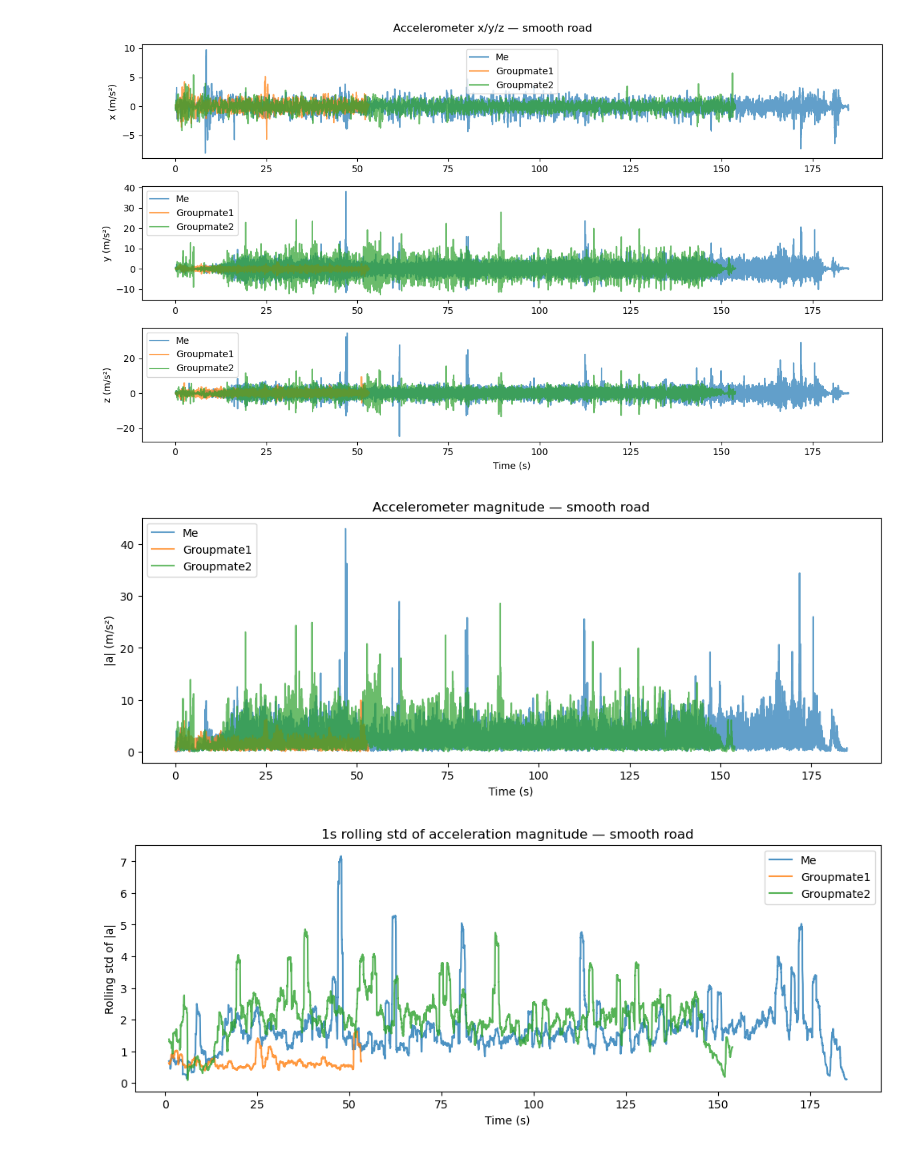
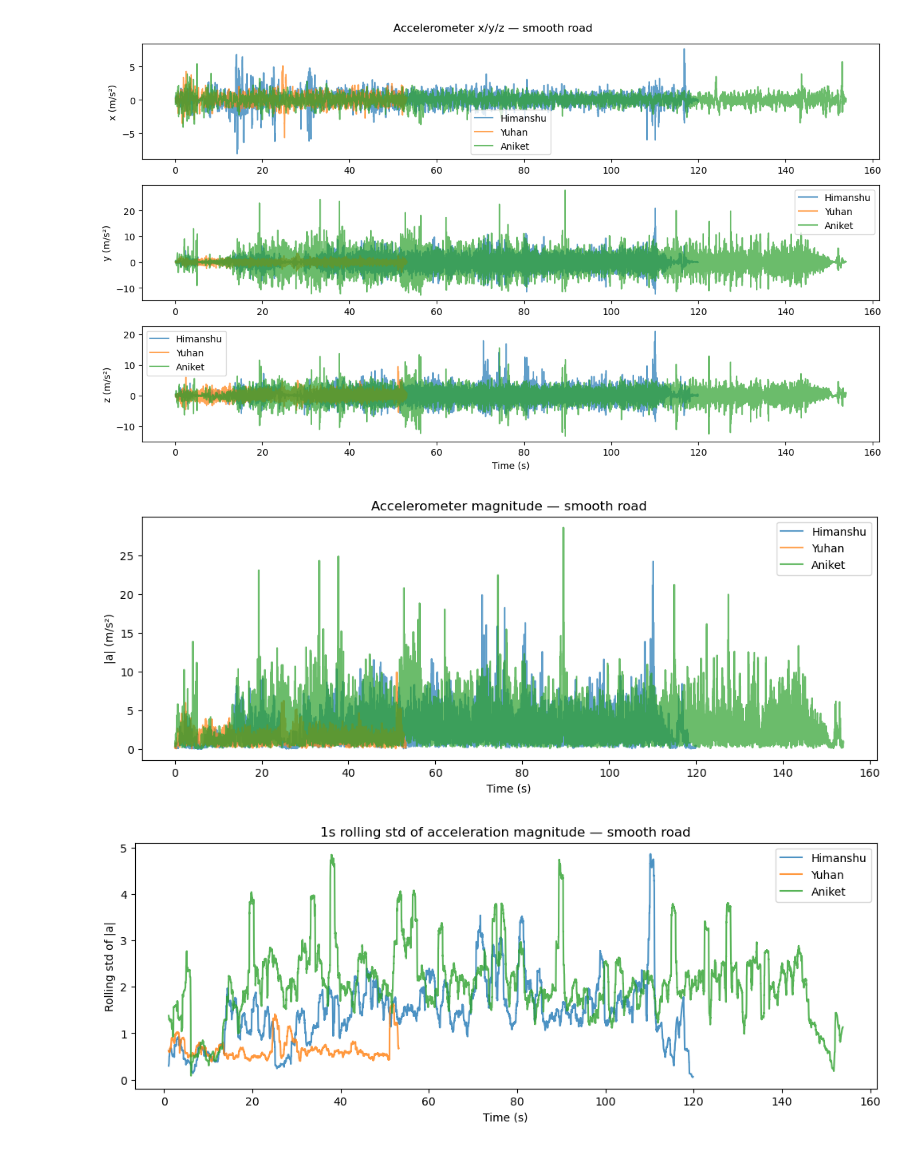
Before and after one commit to HeKaY-boy/bike-lane-quality-assessment, a Jupyter notebook: Smooth_data_Notebook.ipynb, the cells around one changed output. Cells and saved outputs as stored; diff of their text form; code cells hidden in the pictures.

```diff
--- a/Smooth_data_Notebook.ipynb
+++ b/Smooth_data_Notebook.ipynb
@@ -4,7 +4,7 @@ import numpy as np
 import matplotlib.pyplot as plt
 
 # 1. Load both recordings
-my_acc   = pd.read_csv('data_raw/smooth/Himanshu/Smooth-2026-09-13_14-36-00/Accelerometer.csv')
+my_acc   = pd.read_csv('data_raw/smooth/Himanshu/Smooth_21 (2)/Accelerometer.csv')
 mate1_acc = pd.read_csv('data_raw/smooth/Yuhan/2026-09-10_18-12-49/Accelerometer.csv')
 mate2_acc = pd.read_csv('data_raw/smooth/Aniket/smooth1-2026-09-18_14-14-26/Accelerometer.csv')
 
@@ -15,9 +15,9 @@ for df in (my_acc, mate1_acc, mate2_acc):
 # 3. Raw x/y/z, side by side (useful to eyeball placement/orientation differences)
 fig, axes = plt.subplots(3, 1, figsize=(12, 7), sharex=False)
 for ax, axis in zip(axes, ['x', 'y', 'z']):
-    ax.plot(my_acc['seconds_elapsed'], my_acc[axis], alpha=0.7, label='Me')
-    ax.plot(mate1_acc['seconds_elapsed'], mate1_acc[axis], alpha=0.7, label='Groupmate1')
-    ax.plot(mate2_acc['seconds_elapsed'], mate2_acc[axis], alpha=0.7, label='Groupmate2')
+    ax.plot(my_acc['seconds_elapsed'], my_acc[axis], alpha=0.7, label='Himanshu')
+    ax.plot(mate1_acc['seconds_elapsed'], mate1_acc[axis], alpha=0.7, label='Yuhan')
+    ax.plot(mate2_acc['seconds_elapsed'], mate2_acc[axis], alpha=0.7, label='Aniket')
     ax.set_ylabel(f'{axis} (m/s²)')
     ax.legend()
 axes[-1].set_xlabel('Time (s)')
@@ -27,40 +27,40 @@ plt.show()
 
 # 4. Magnitude overlay (the more honest comparison)
 plt.figure(figsize=(12, 4))
-plt.plot(my_acc['seconds_elapsed'], my_acc['mag'], alpha=0.7, label='Me')
-plt.plot(mate1_acc['seconds_elapsed'], mate1_acc['mag'], alpha=0.7, label='Groupmate1')
-plt.plot(mate2_acc['seconds_elapsed'], mate2_acc['mag'], alpha=0.7, label='Groupmate2')
+plt.plot(my_acc['seconds_elapsed'], my_acc['mag'], alpha=0.7, label='Himanshu')
+plt.plot(mate1_acc['seconds_elapsed'], mate1_acc['mag'], alpha=0.7, label='Yuhan')
+plt.plot(mate2_acc['seconds_elapsed'], mate2_acc['mag'], alpha=0.7, label='Aniket')
 plt.xlabel('Time (s)'); plt.ylabel('|a| (m/s²)')
 plt.title('Accelerometer magnitude — smooth road')
 plt.legend()
 plt.show()
 
 # 5. Rolling variance — this is closer to what will actually distinguish smooth vs smooth
 window = 100  # ~1 second at 100 Hz
 for df in (my_acc, mate1_acc, mate2_acc):
     df['rolling_std'] = df['mag'].rolling(window).std()
 
 plt.figure(figsize=(12, 4))
-plt.plot(my_acc['seconds_elapsed'], my_acc['rolling_std'], alpha=0.8, label='Me')
-plt.plot(mate1_acc['seconds_elapsed'], mate1_acc['rolling_std'], alpha=0.8, label='Groupmate1')
-plt.plot(mate2_acc['seconds_elapsed'], mate2_acc['rolling_std'], alpha=0.8, label='Groupmate2')
+plt.plot(my_acc['seconds_elapsed'], my_acc['rolling_std'], alpha=0.8, label='Himanshu')
+plt.plot(mate1_acc['seconds_elapsed'], mate1_acc['rolling_std'], alpha=0.8, label='Yuhan')
+plt.plot(mate2_acc['seconds_elapsed'], mate2_acc['rolling_std'], alpha=0.8, label='Aniket')
 
 plt.xlabel('Time (s)'); plt.ylabel('Rolling std of |a|')
 plt.title('1s rolling std of acceleration magnitude — smooth road')
 plt.legend()
 plt.show()
 
 # 6. Quick distribution comparison — often more informative than the time series itself
 fig, ax = plt.subplots(figsize=(8, 4))
 ax.hist(my_acc['mag'], bins=50, alpha=0.5, label='Me', density=True)
 ax.hist(mate1_acc['mag'], bins=50, alpha=0.5, label='Groupmate1', density=True)
 ax.hist(mate2_acc['mag'], bins=50, alpha=0.5, label='Groupmate2', density=True)
 
 ax.set_xlabel('|a| (m/s²)'); ax.set_ylabel('Density')
 ax.set_title('Distribution of acceleration magnitude')
 ax.legend()
 plt.show()
 # %% [output]
-[figure, old version]
+[figure, new version]
-[figure, old version]
+[figure, new version]
-[figure, old version]
+[figure, new version]
```
Also changed, not shown: parts of 2 cells of this notebook, 14 other files.
